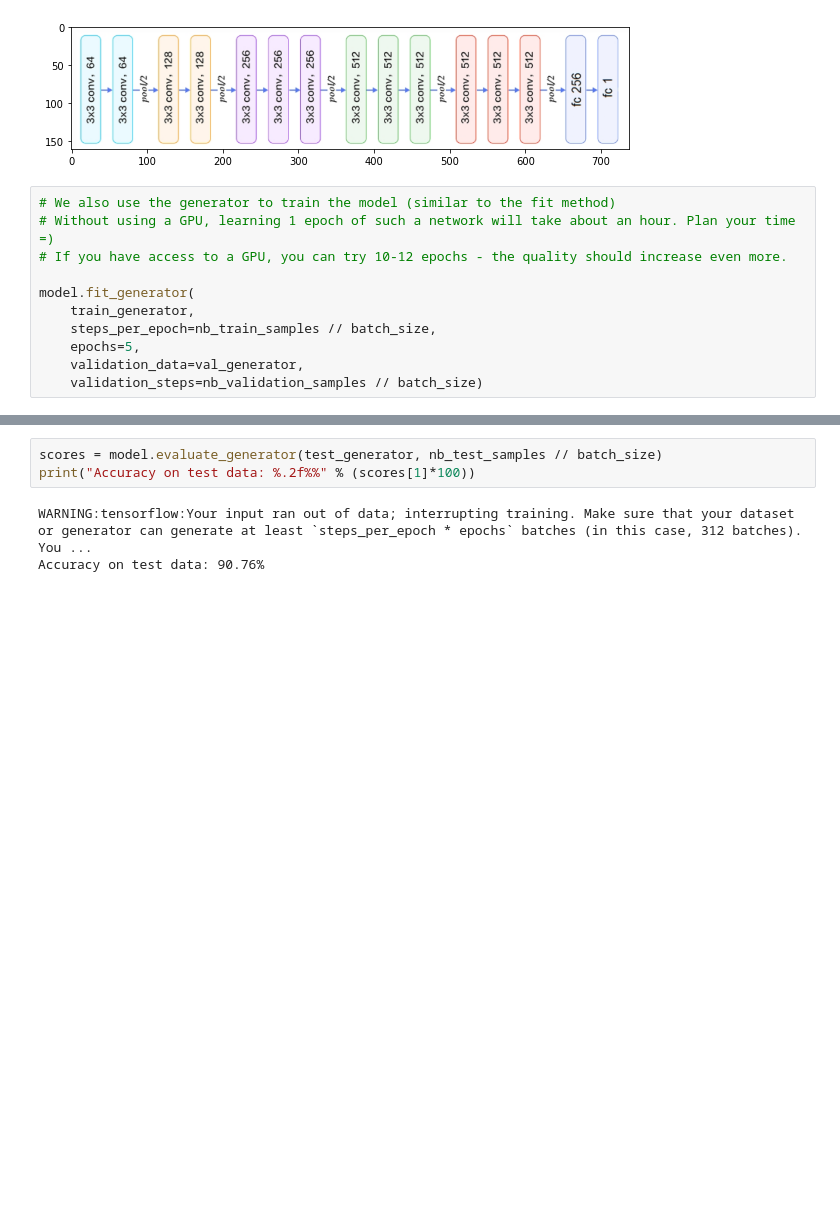
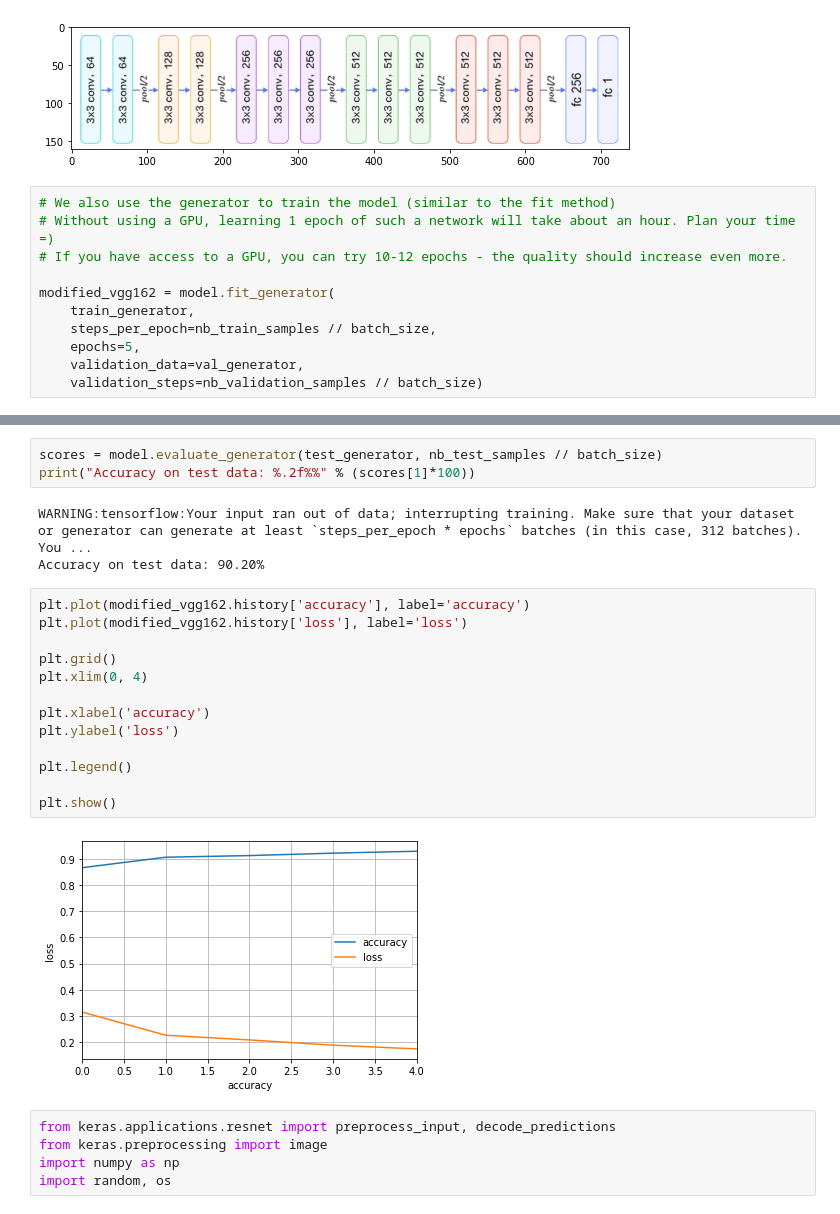
Before and after one commit to bogya345/MLT_labs, a Jupyter notebook: Volkov_Bogdan_J41321c_MLT_2022_Lab5.ipynb, the cells around one changed output, grey strips where cells are left out. Cells and saved outputs as stored; diff of their text form; blank space fills up the shorter version.

```diff
--- a/Volkov_Bogdan_J41321c_MLT_2022_Lab5.ipynb
+++ b/Volkov_Bogdan_J41321c_MLT_2022_Lab5.ipynb
@@ -313,7 +322,7 @@ plt.show()
 # Without using a GPU, learning 1 epoch of such a network will take about an hour. Plan your time =)
 # If you have access to a GPU, you can try 10-12 epochs - the quality should increase even more.
 
-model.fit_generator(
+modified_vgg162 = model.fit_generator(
     train_generator,
     steps_per_epoch=nb_train_samples // batch_size,
     epochs=5,
@@ -336,4 +344,24 @@ scores = model.evaluate_generator(test_generator, nb_test_samples // batch_size)
 print("Accuracy on test data: %.2f%%" % (scores[1]*100))
 # %% [output]
 WARNING:tensorflow:Your input ran out of data; interrupting training. Make sure that your dataset or generator can generate at least `steps_per_epoch * epochs` batches (in this case, 312 batches). You ...
-Accuracy on test data: 90.76%
+Accuracy on test data: 90.20%
+# %%
+plt.plot(modified_vgg162.history['accuracy'], label='accuracy')
+plt.plot(modified_vgg162.history['loss'], label='loss')
+
+plt.grid()
+plt.xlim(0, 4)
+
+plt.xlabel('accuracy')
+plt.ylabel('loss')
+
+plt.legend()
+
+plt.show()
+# %% [output]
+[figure, added]
+# %%
+from keras.applications.resnet import preprocess_input, decode_predictions
+from keras.preprocessing import image
+import numpy as np
+import random, os
```
Also changed, not shown: parts of 8 cells of this notebook.
